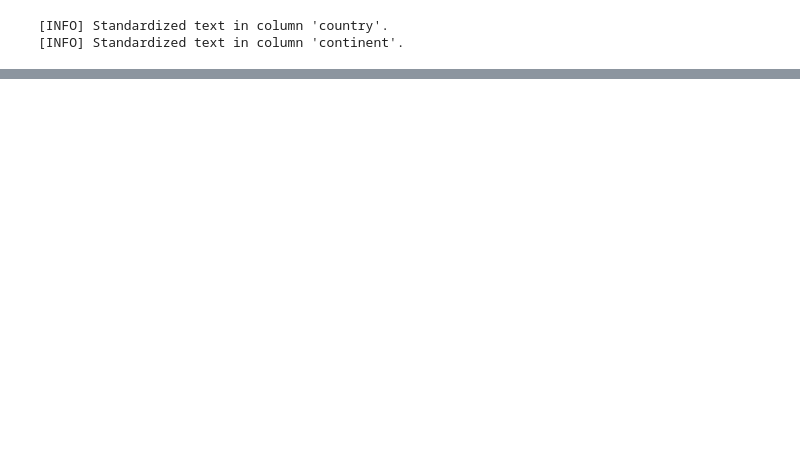
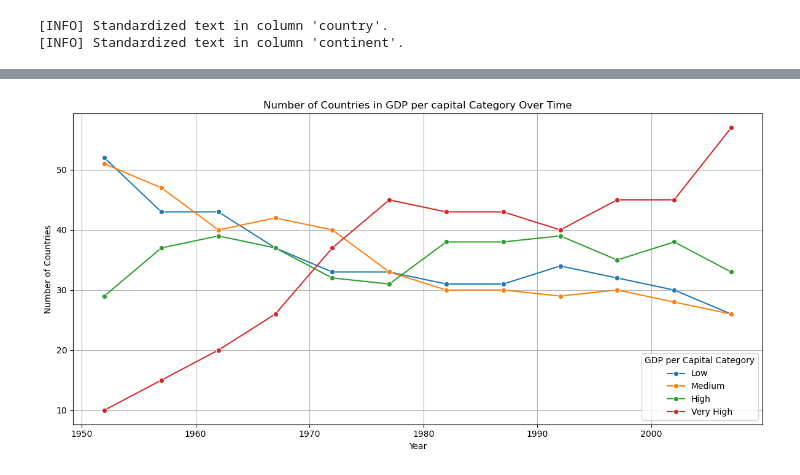
Before and after one commit to sepehr-amooei/Full-Stack-Data-Analysis-Project, a Jupyter notebook: notebooks/exploration.ipynb, the cells around one changed output, grey strips where cells are left out. Cells and saved outputs as stored; diff of their text form; code cells hidden in the pictures; blank space fills up the shorter version.

```diff
--- a/notebooks/exploration.ipynb
+++ b/notebooks/exploration.ipynb
@@ -118,0 +210,12 @@ print(df.head())
+# %%
+plt.figure(figsize=(12,6))
+sns.lineplot(data=gdp_cap_bin_counts, x='year', y='number_of_countries', hue='gdp_cap_bin', marker='o')
+plt.title('Number of Countries in GDP per capital Category Over Time')
+plt.xlabel('Year')
+plt.ylabel('Number of Countries')
+plt.legend(title='GDP per Capital Category')
+plt.grid(True)
+plt.tight_layout()
+plt.show()
+# %% [output]
+[figure, added]
```
Also changed, not shown: parts of 13 cells of this notebook.
